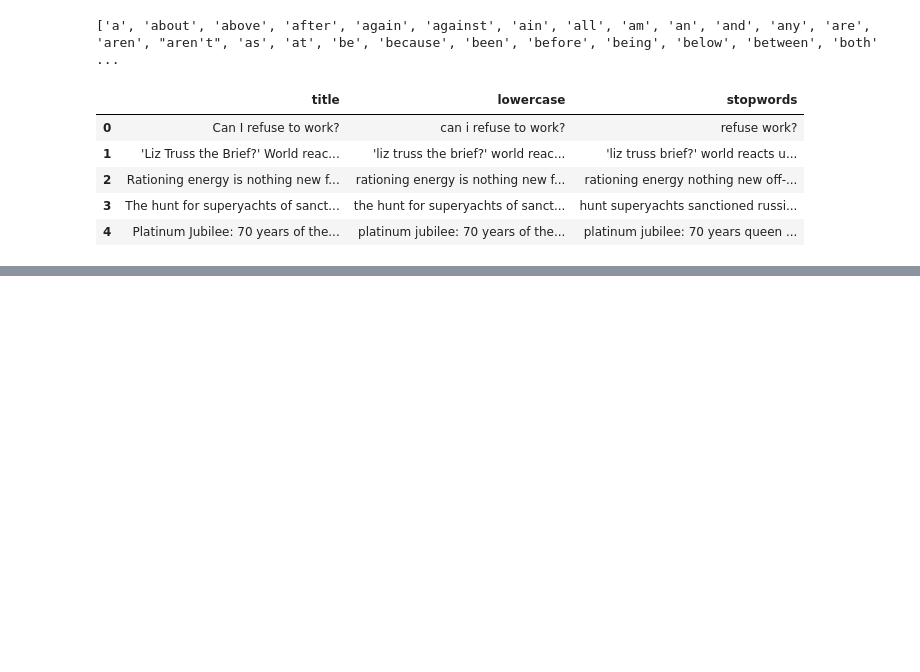
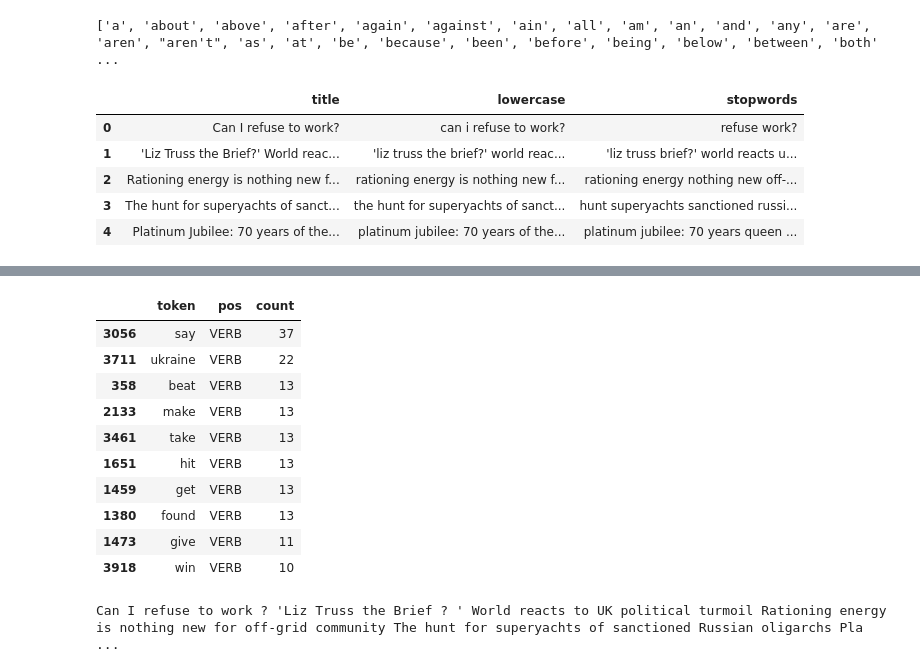
Before and after one commit to wanderer878/jupyter, a Jupyter notebook: practical_task_22.ipynb, the cells around one changed output, grey strips where cells are left out. Cells and saved outputs as stored; diff of their text form; code cells hidden in the pictures; blank space fills up the shorter version.

```diff
--- a/practical_task_22.ipynb
+++ b/practical_task_22.ipynb
@@ -104,0 +168,20 @@ titles.head()
+# %%
+pos_bbc_verb = pos_bbc_count[pos_bbc_count.pos == "VERB"][0:10]
+pos_bbc_verb
+# %% [output]
+|  | token | pos | count |
+| 3056 | say | VERB | 37 |
+| 3711 | ukraine | VERB | 22 |
+| 358 | beat | VERB | 13 |
+| 2133 | make | VERB | 13 |
+| 3461 | take | VERB | 13 |
+| 1651 | hit | VERB | 13 |
+| 1459 | get | VERB | 13 |
+| 1380 | found | VERB | 13 |
+| 1473 | give | VERB | 11 |
+| 3918 | win | VERB | 10 |
+# %%
+spacy_doc = nlp(' '.join(list_raw))
+spacy_doc
+# %% [output]
+Can I refuse to work ? 'Liz Truss the Brief ? ' World reacts to UK political turmoil Rationing energy is nothing new for off-grid community The hunt for superyachts of sanctioned Russian oligarchs Pla ...
```
Also changed, not shown: parts of 13 cells of this notebook.
